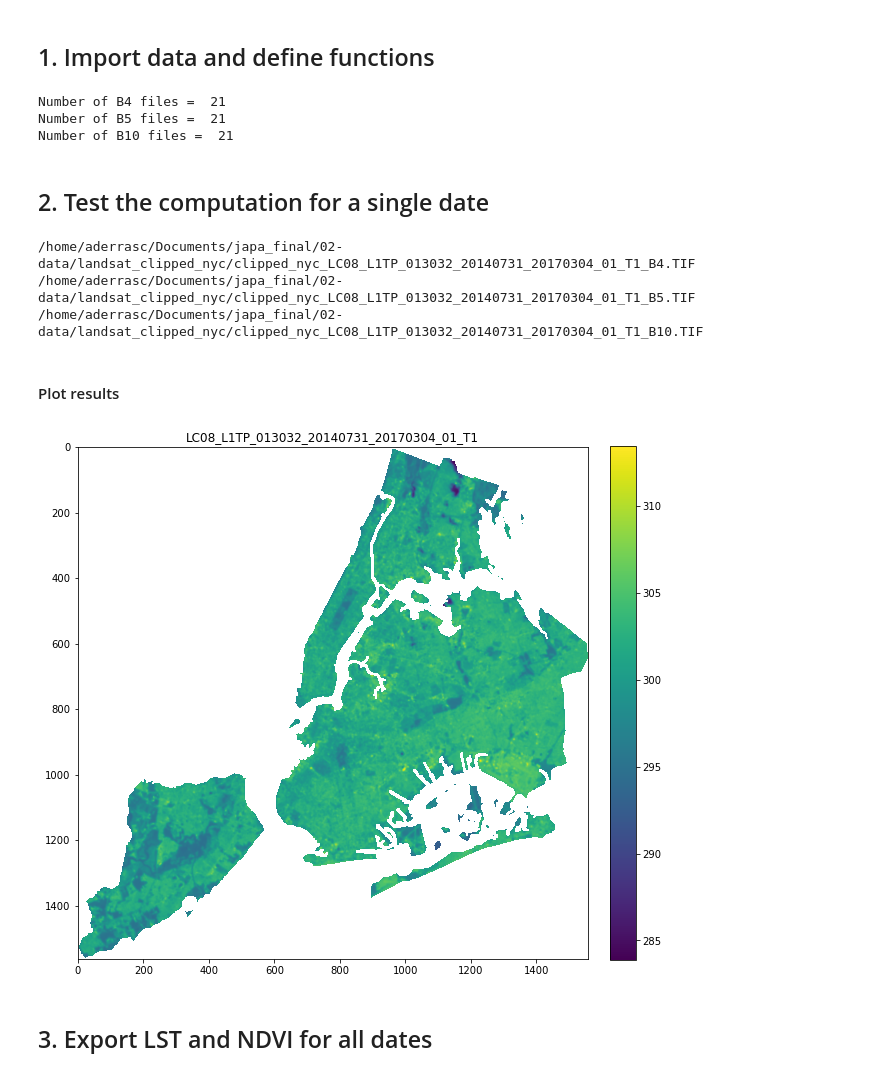
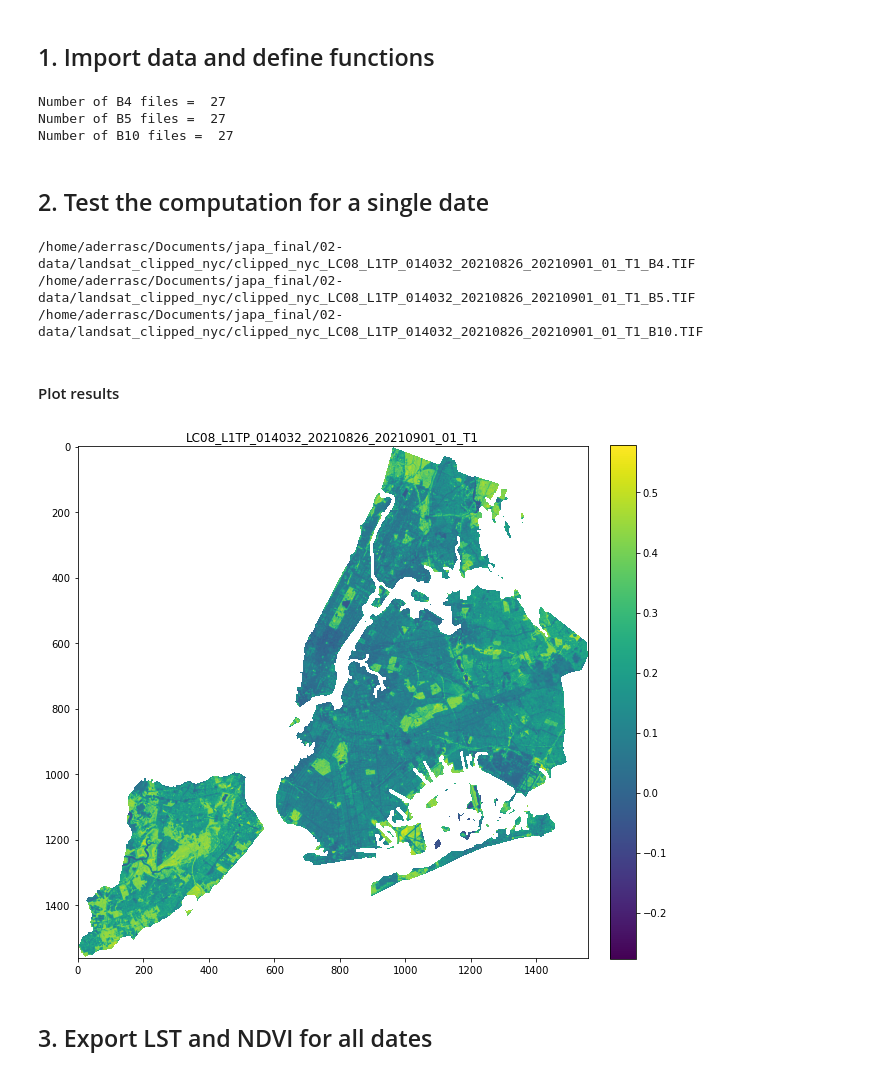
Before and after one commit to aderras/nyc-lst-ndvi, a Jupyter notebook: 00-notebooks/3_compute_lst_ndvi_l8.ipynb, the cells around one changed output. Cells and saved outputs as stored; diff of their text form; code cells hidden in the pictures.

```diff
--- a/00-notebooks/3_compute_lst_ndvi_l8.ipynb
+++ b/00-notebooks/3_compute_lst_ndvi_l8.ipynb
@@ -136,7 +136,7 @@ def open_masked_band(bname: str, mask_value: float) -> DataArray:
     data_xarray.rio.write_crs(band.rio.crs, inplace=True)
     return data_xarray
 
-def compute_toa_radiance(band, meta):
+def compute_toa_radiance(band: DataArray, meta: dict) -> DataArray:
     """
     Compute Top-of-Atmosphere (TOA) radiance.
 
@@ -148,7 +148,7 @@ def compute_toa_radiance(band, meta):
     Al = float(meta["    RADIANCE_ADD_BAND_10 "])
     return Ml*band + Al
 
-def compute_brightness_temp(toa, meta):
+def compute_brightness_temp(toa: DataArray, meta: dict) -> DataArray:
     """
     Compute brightness temperature.
 
@@ -159,7 +159,8 @@ def compute_brightness_temp(toa, meta):
     K2 = float(meta["    K2_CONSTANT_BAND_10 "])
     return K2/np.log(K1/toa + 1)
 
-def compute_ndvi(nir, red, meta):
+def compute_ndvi(nir: DataArray, red: DataArray,
+                 meta: dict) -> DataArray:
     """
     in: the near-infrared and red bands of the Landsat data, and
     Landsat metadata imported as a dictionary.
@@ -169,7 +170,7 @@ def compute_ndvi(nir, red, meta):
     red_toa = compute_toa_radiance(red, meta)
     return (nir_toa-red_toa)/(nir_toa+red_toa)
 
-def compute_vegetation_fraction(ndvi):
+def compute_vegetation_fraction(ndvi: DataArray) -> DataArray:
     """
     in: the NDVI for a Landsat scene
     out: The vegetation fraction for a Landsat scene
@@ -178,14 +179,15 @@ def compute_vegetation_fraction(ndvi):
     ndvi_max = np.max(ndvi)
     return (ndvi-ndvi_min/(ndvi_max-ndvi_min))**2
 
-def compute_emissivity(p):
+def compute_emissivity(vf: DataArray) -> DataArray:
     """
     in: Vegetation fraction for a Landsat scene
     out: the emissivity for a Landsat scene
     """
-    return 0.004*p + 0.986481
+    return 0.004*vf + 0.986481
 
-def compute_lst(w, bt, emiss):
+def  compute_lst(w: float, bt: DataArray,
+                emiss: DataArray) -> DataArray:
     """
     in: w = midpoint of the thermal band converted to meters,
     bt = brightness temperature for a Landsat scene, and emiss =
@@ -195,14 +197,14 @@ def compute_lst(w, bt, emiss):
     Q = 1.438*10**(-2)
     return bt/(1 + w*bt*np.log(emiss)/Q)
 # %% [output]
-Number of B4 files =  21
-Number of B5 files =  21
-Number of B10 files =  21
+Number of B4 files =  27
+Number of B5 files =  27
+Number of B10 files =  27
 # %% [markdown]
 ## 2. Test the computation for a single date <a id="test"></a>
 # %%
 """Test the program by selecting a single file"""
-select = 0 # OPTIONS: Integer between 0 and (Number of Landsat files) - 1.
+select = 26 # OPTIONS: Integer between 0 and (Number of Landsat files) - 1.
 
 # Open band 10 and its metadata file
 band6_test = open_masked_band(band10_filenames[select], 0.0)
@@ -234,27 +236,27 @@ exportname_ndvi = DIR_NDVI_CLIPPED_NYC + "/ndvi_" + \
 
 # Test export #####################################################
 # NOTE: Running this will overwrite any data already exported
-# lst.rio.to_raster(exportname_lst, driver="GTiff")
-# ndvi.rio.to_raster(exportname_ndvi, driver="GTiff")
+# lst.rio.to_raster(exportname_lst+".tif", driver="GTiff")
+# ndvi.rio.to_raster(exportname_ndvi+".tif", driver="GTiff")
 # %% [output]
-/home/aderrasc/Documents/japa_final/02-data/landsat_clipped_nyc/clipped_nyc_LC08_L1TP_013032_20140731_20170304_01_T1_B4.TIF
-/home/aderrasc/Documents/japa_final/02-data/landsat_clipped_nyc/clipped_nyc_LC08_L1TP_013032_20140731_20170304_01_T1_B5.TIF
-/home/aderrasc/Documents/japa_final/02-data/landsat_clipped_nyc/clipped_nyc_LC08_L1TP_013032_20140731_20170304_01_T1_B10.TIF
+/home/aderrasc/Documents/japa_final/02-data/landsat_clipped_nyc/clipped_nyc_LC08_L1TP_014032_20210826_20210901_01_T1_B4.TIF
+/home/aderrasc/Documents/japa_final/02-data/landsat_clipped_nyc/clipped_nyc_LC08_L1TP_014032_20210826_20210901_01_T1_B5.TIF
+/home/aderrasc/Documents/japa_final/02-data/landsat_clipped_nyc/clipped_nyc_LC08_L1TP_014032_20210826_20210901_01_T1_B10.TIF
 # %% [markdown]
 #### Plot results
 # %%
 # Plot the test band
-object_to_plot = lst # OPTIONS: lst, ndvi, bandX_test, toa, bt, vf, emiss
+object_to_plot = ndvi # OPTIONS: lst, ndvi, bandX_test, toa, bt, vf, emiss
 ##########################################################################
 fig = plt.figure(figsize=(10, 10))
 im = plt.imshow(object_to_plot)#, cmap="RdYlBu")#,vmin=-1,vmax=1)
 plt.colorbar(im, fraction=0.046, pad=0.04)
 plt.title(get_landsat_identifier(band10_filenames[select]))
 plt.savefig(DIR_FIGS + "/lst_"+get_landsat_identifier(\
                                         band10_filenames[select]) + ".png")
 plt.show()
 # %% [output]
-[figure, old version]
+[figure, new version]
 # %% [markdown]
 ## 3. Export LST and NDVI for all dates <a id="export"></a>
 # %%
```
Also changed, not shown: parts of 1 cell of this notebook, 1 other file.
